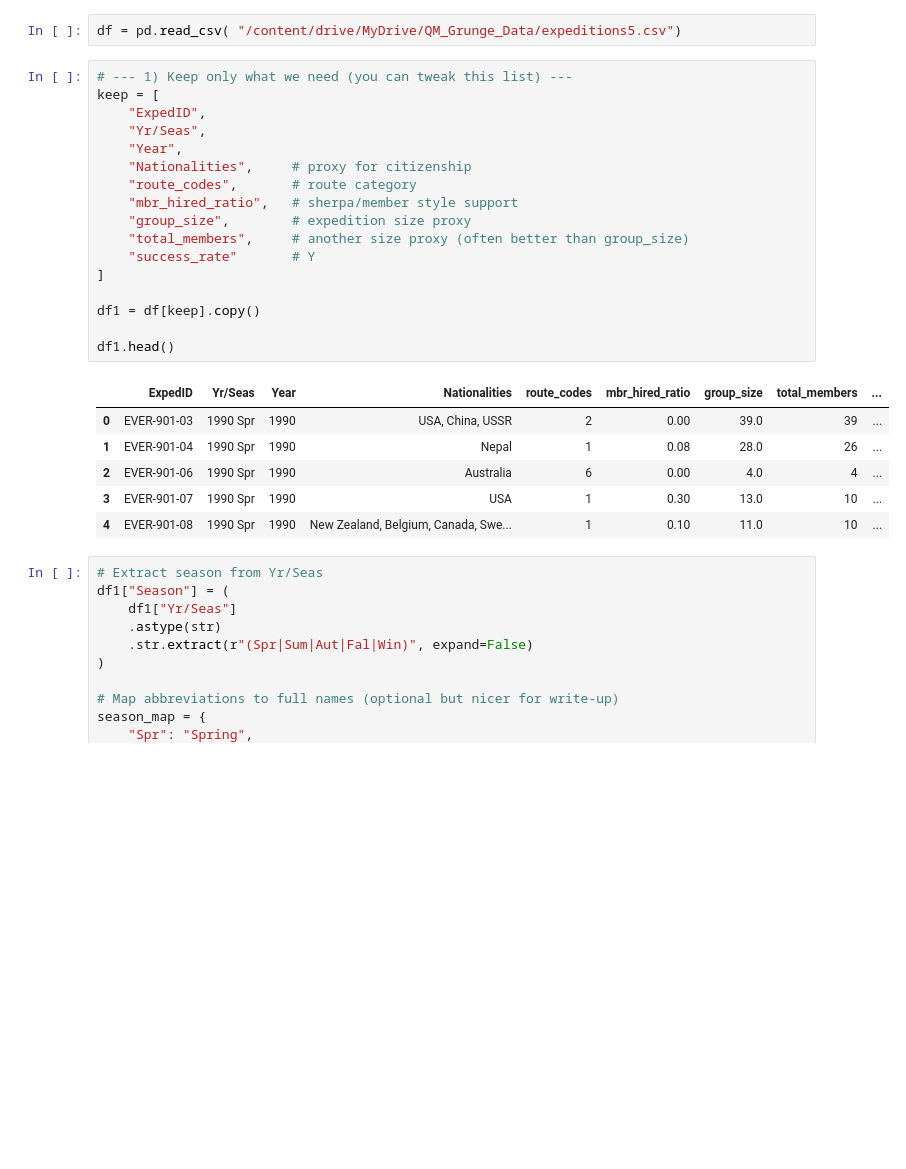
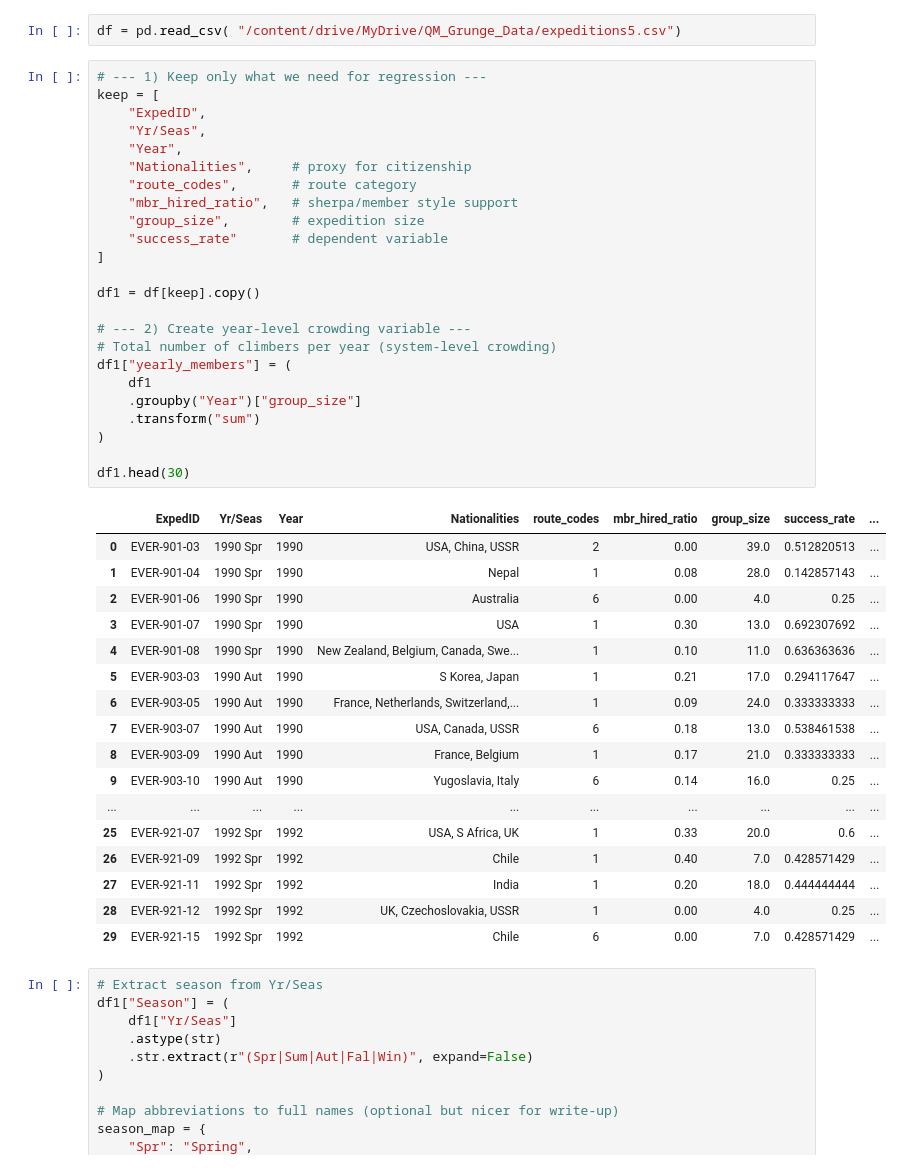
Before and after one commit to snig-17/QM-GRUNGE, a Jupyter notebook: Regression/ols_regression.ipynb, the cells around one changed output. Saved outputs shown, nothing was run; the diff lists cells and outputs as text; blank space fills up the shorter version.

```diff
--- a/Regression/ols_regression.ipynb
+++ b/Regression/ols_regression.ipynb
@@ -35,29 +35,47 @@ Mounted at /content/drive
 # %%
 df = pd.read_csv( "/content/drive/MyDrive/QM_Grunge_Data/expeditions5.csv")
 # %%
-# --- 1) Keep only what we need (you can tweak this list) ---
+# --- 1) Keep only what we need for regression ---
 keep = [
     "ExpedID",
     "Yr/Seas",
     "Year",
     "Nationalities",     # proxy for citizenship
     "route_codes",       # route category
     "mbr_hired_ratio",   # sherpa/member style support
-    "group_size",        # expedition size proxy
-    "total_members",     # another size proxy (often better than group_size)
-    "success_rate"       # Y
+    "group_size",        # expedition size
+    "success_rate"       # dependent variable
 ]
 
 df1 = df[keep].copy()
 
-df1.head()
+# --- 2) Create year-level crowding variable ---
+# Total number of climbers per year (system-level crowding)
+df1["yearly_members"] = (
+    df1
+    .groupby("Year")["group_size"]
+    .transform("sum")
+)
+
+df1.head(30)
 # %% [output]
-|  | ExpedID | Yr/Seas | Year | Nationalities | route_codes | mbr_hired_ratio | group_size | total_members | ... |
-| 0 | EVER-901-03 | 1990 Spr | 1990 | USA, China, USSR | 2 | 0.00 | 39.0 | 39 | ... |
-| 1 | EVER-901-04 | 1990 Spr | 1990 | Nepal | 1 | 0.08 | 28.0 | 26 | ... |
-| 2 | EVER-901-06 | 1990 Spr | 1990 | Australia | 6 | 0.00 | 4.0 | 4 | ... |
-| 3 | EVER-901-07 | 1990 Spr | 1990 | USA | 1 | 0.30 | 13.0 | 10 | ... |
-| 4 | EVER-901-08 | 1990 Spr | 1990 | New Zealand, Belgium, Canada, Swe... | 1 | 0.10 | 11.0 | 10 | ... |
+|  | ExpedID | Yr/Seas | Year | Nationalities | route_codes | mbr_hired_ratio | group_size | success_rate | ... |
+| 0 | EVER-901-03 | 1990 Spr | 1990 | USA, China, USSR | 2 | 0.00 | 39.0 | 0.512820513 | ... |
+| 1 | EVER-901-04 | 1990 Spr | 1990 | Nepal | 1 | 0.08 | 28.0 | 0.142857143 | ... |
+| 2 | EVER-901-06 | 1990 Spr | 1990 | Australia | 6 | 0.00 | 4.0 | 0.25 | ... |
+| 3 | EVER-901-07 | 1990 Spr | 1990 | USA | 1 | 0.30 | 13.0 | 0.692307692 | ... |
+| 4 | EVER-901-08 | 1990 Spr | 1990 | New Zealand, Belgium, Canada, Swe... | 1 | 0.10 | 11.0 | 0.636363636 | ... |
+| 5 | EVER-903-03 | 1990 Aut | 1990 | S Korea, Japan | 1 | 0.21 | 17.0 | 0.294117647 | ... |
+| 6 | EVER-903-05 | 1990 Aut | 1990 | France, Netherlands, Switzerland,... | 1 | 0.09 | 24.0 | 0.333333333 | ... |
+| 7 | EVER-903-07 | 1990 Aut | 1990 | USA, Canada, USSR | 6 | 0.18 | 13.0 | 0.538461538 | ... |
+| 8 | EVER-903-09 | 1990 Aut | 1990 | France, Belgium | 1 | 0.17 | 21.0 | 0.333333333 | ... |
+| 9 | EVER-903-10 | 1990 Aut | 1990 | Yugoslavia, Italy | 6 | 0.14 | 16.0 | 0.25 | ... |
+| ... | ... | ... | ... | ... | ... | ... | ... | ... | ... |
+| 25 | EVER-921-07 | 1992 Spr | 1992 | USA, S Africa, UK | 1 | 0.33 | 20.0 | 0.6 | ... |
+| 26 | EVER-921-09 | 1992 Spr | 1992 | Chile | 1 | 0.40 | 7.0 | 0.428571429 | ... |
+| 27 | EVER-921-11 | 1992 Spr | 1992 | India | 1 | 0.20 | 18.0 | 0.444444444 | ... |
+| 28 | EVER-921-12 | 1992 Spr | 1992 | UK, Czechoslovakia, USSR | 1 | 0.00 | 4.0 | 0.25 | ... |
+| 29 | EVER-921-15 | 1992 Spr | 1992 | Chile | 6 | 0.00 | 7.0 | 0.428571429 | ... |
 # %%
 # Extract season from Yr/Seas
 df1["Season"] = (
```
Also changed, not shown: parts of 13 cells of this notebook.
